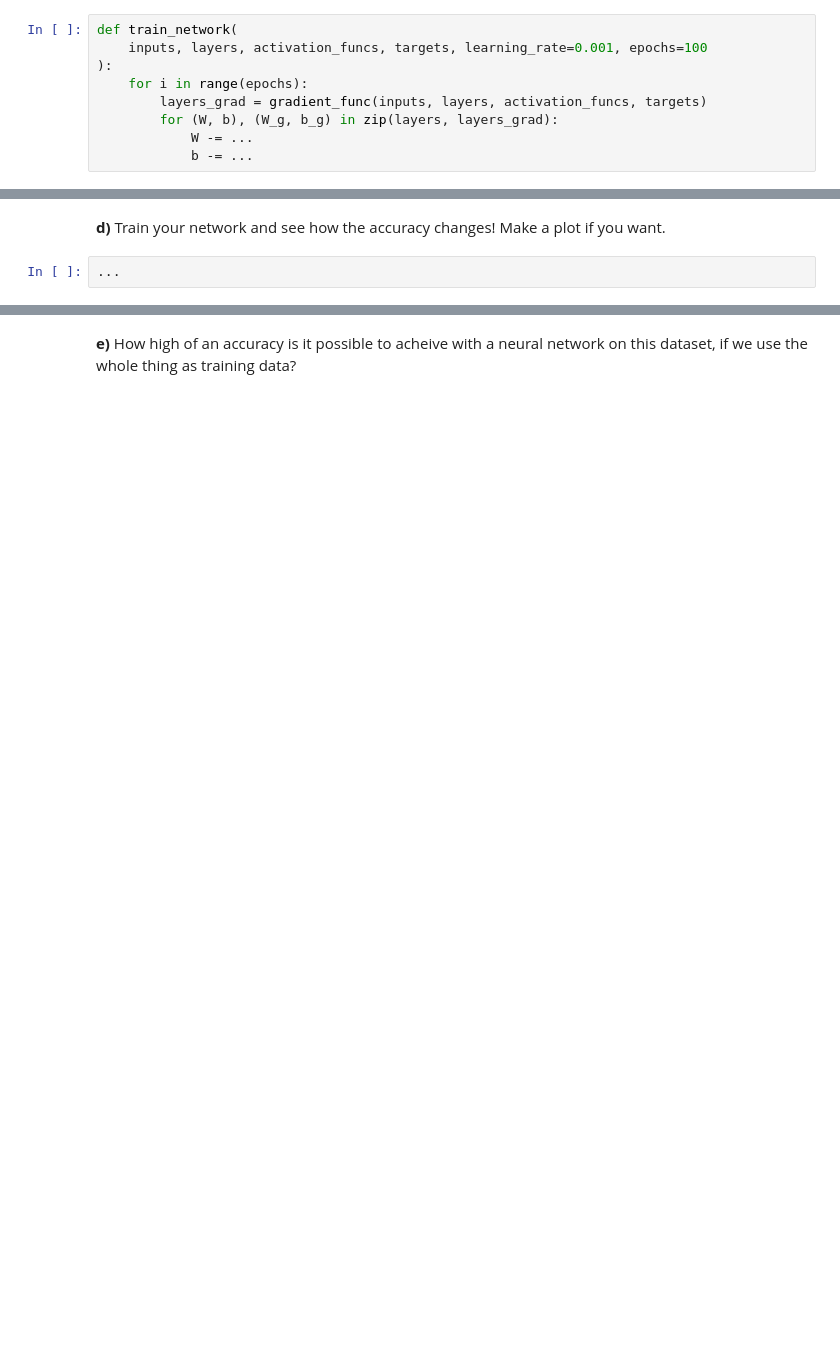
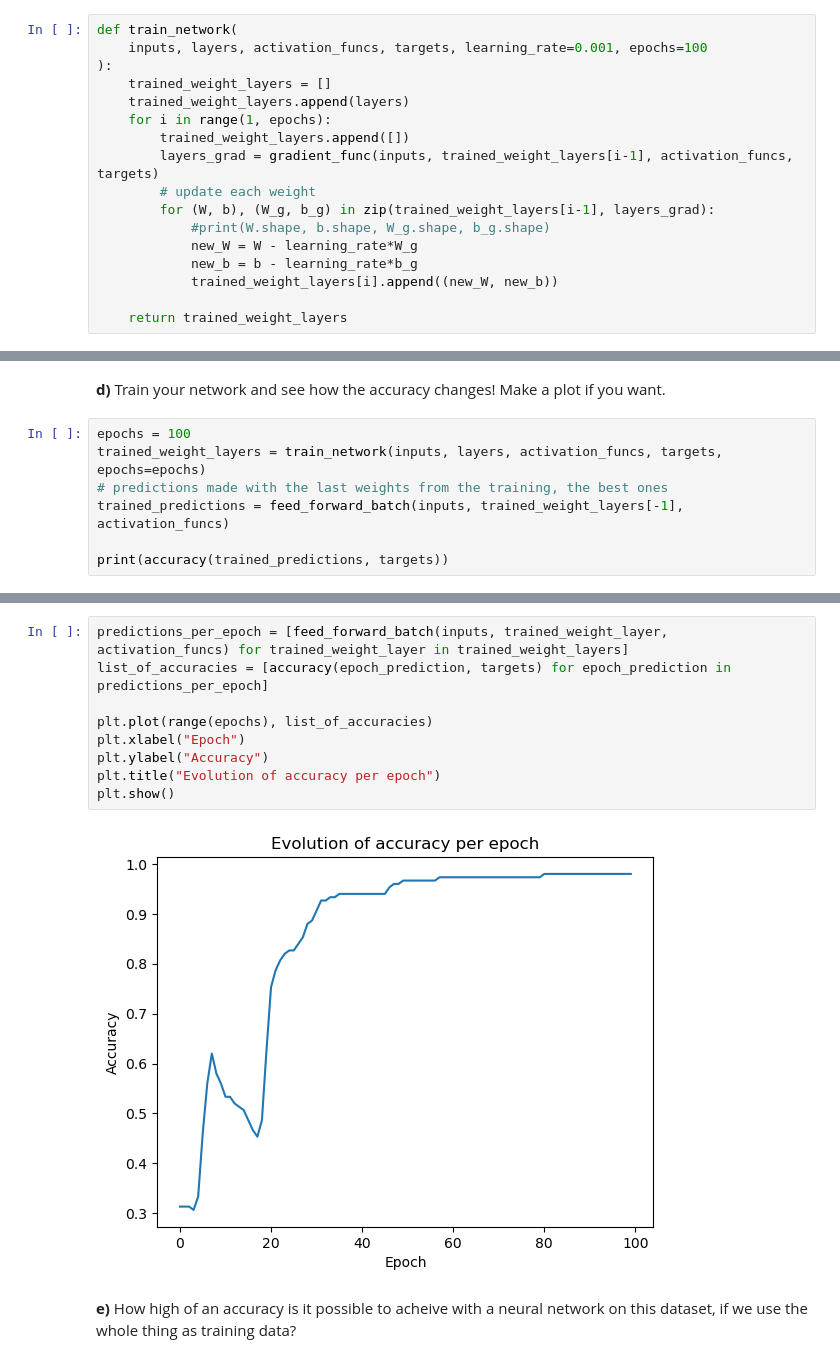
Before and after one commit to ericludvigs/MachineLearning, a Jupyter notebook: work/exercisesweek42.ipynb, the cells around one changed output, grey strips where cells are left out. Cells and saved outputs as stored; diff of their text form; blank space fills up the shorter version.

```diff
--- a/work/exercisesweek42.ipynb
+++ b/work/exercisesweek42.ipynb
@@ -564,10 +580,18 @@ layers_grad = gradient_func(
 def train_network(
     inputs, layers, activation_funcs, targets, learning_rate=0.001, epochs=100
 ):
-    for i in range(epochs):
-        layers_grad = gradient_func(inputs, layers, activation_funcs, targets)
-        for (W, b), (W_g, b_g) in zip(layers, layers_grad):
-            W -= ...
-            b -= ...
+    trained_weight_layers = []
+    trained_weight_layers.append(layers)
+    for i in range(1, epochs):
+        trained_weight_layers.append([])
+        layers_grad = gradient_func(inputs, trained_weight_layers[i-1], activation_funcs, targets)
+        # update each weight
+        for (W, b), (W_g, b_g) in zip(trained_weight_layers[i-1], layers_grad):
+            #print(W.shape, b.shape, W_g.shape, b_g.shape)
+            new_W = W - learning_rate*W_g
+            new_b = b - learning_rate*b_g
+            trained_weight_layers[i].append((new_W, new_b))
+
+    return trained_weight_layers
 # %% [markdown]
 **e)** What do we call the gradient method used above?
@@ -574,4 +600,9 @@ def train_network(
 # %% [markdown]
 **d)** Train your network and see how the accuracy changes! Make a plot if you want.
 # %%
-...
+epochs = 100
+trained_weight_layers = train_network(inputs, layers, activation_funcs, targets, epochs=epochs)
+# predictions made with the last weights from the training, the best ones
+trained_predictions = feed_forward_batch(inputs, trained_weight_layers[-1], activation_funcs)
+
+print(accuracy(trained_predictions, targets))
@@ -578,2 +613,13 @@ def train_network(
+# %%
+predictions_per_epoch = [feed_forward_batch(inputs, trained_weight_layer, activation_funcs) for trained_weight_layer in trained_weight_layers]
+list_of_accuracies = [accuracy(epoch_prediction, targets) for epoch_prediction in predictions_per_epoch]
+
+plt.plot(range(epochs), list_of_accuracies)
+plt.xlabel("Epoch")
+plt.ylabel("Accuracy")
+plt.title("Evolution of accuracy per epoch")
+plt.show()
+# %% [output]
+[figure, added]
 # %% [markdown]
 **e)** How high of an accuracy is it possible to acheive with a neural network on this dataset, if we use the whole thing as training data?
```
Also changed, not shown: parts of 12 cells of this notebook.
